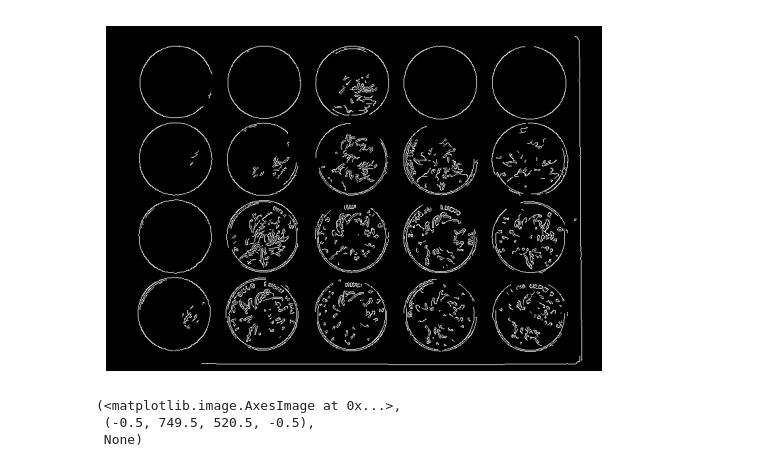
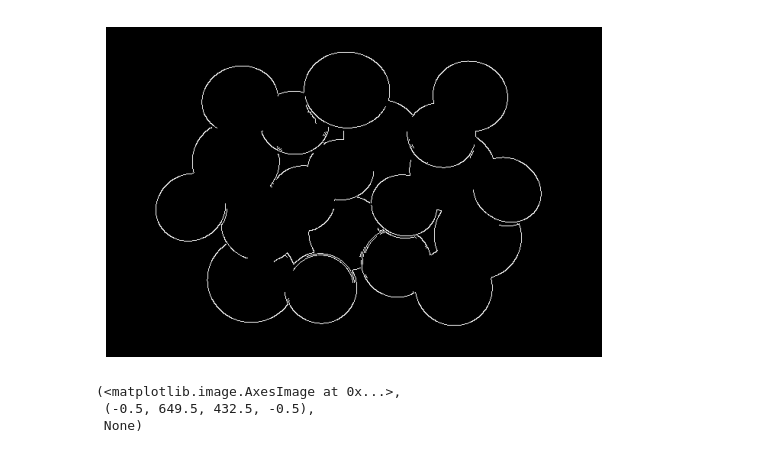
Before and after one commit to Sparidae/CoinDetector, a Jupyter notebook: simple.ipynb, the cells around one changed output. Drawn from its saved outputs; the diff is of its cells as text; code cells hidden in the pictures.

```diff
--- a/simple.ipynb
+++ b/simple.ipynb
@@ -1,18 +1,17 @@
 # %%
 import cv2
 import matplotlib.pyplot as plt
 import numpy as np
 
-# img = cv2.imread("./img/coin.png", cv2.IMREAD_GRAYSCALE)
-img = cv2.imread("./img/coins3.jpg", cv2.IMREAD_GRAYSCALE)
+img = cv2.imread("./img/coins5.jpg", cv2.IMREAD_GRAYSCALE)
 
 edges = cv2.Canny(img, 450, 900)
 
 # plt.figure(figsize=(20, 16))
 plt.imshow(edges, "gray"), plt.axis("off"), plt.show()
 # %% [output]
-[figure, old version]
+[figure, new version]
 (<matplotlib.image.AxesImage at 0x...>,
- (-0.5, 749.5, 520.5, -0.5),
+ (-0.5, 649.5, 432.5, -0.5),
  None)
 # %%
```
Also changed, not shown: parts of 2 cells of this notebook, 2 other files.
